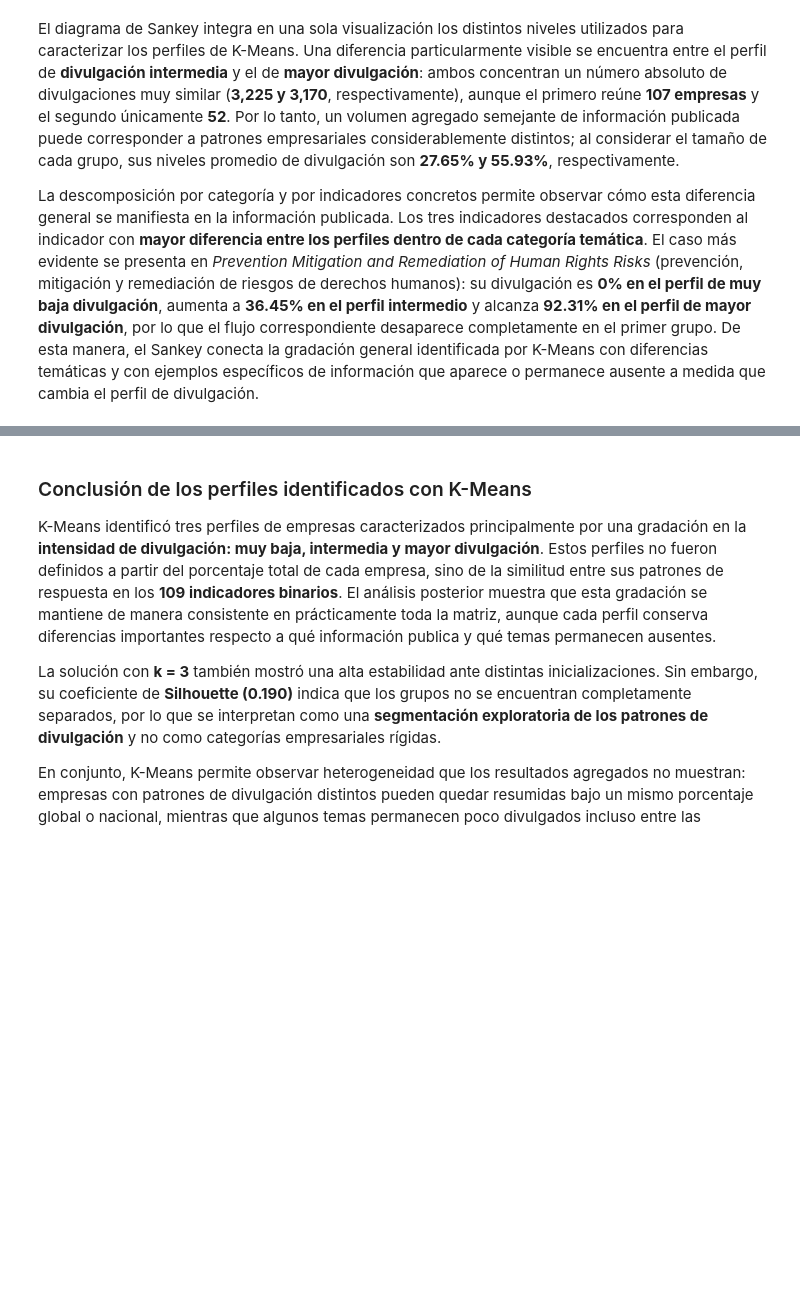
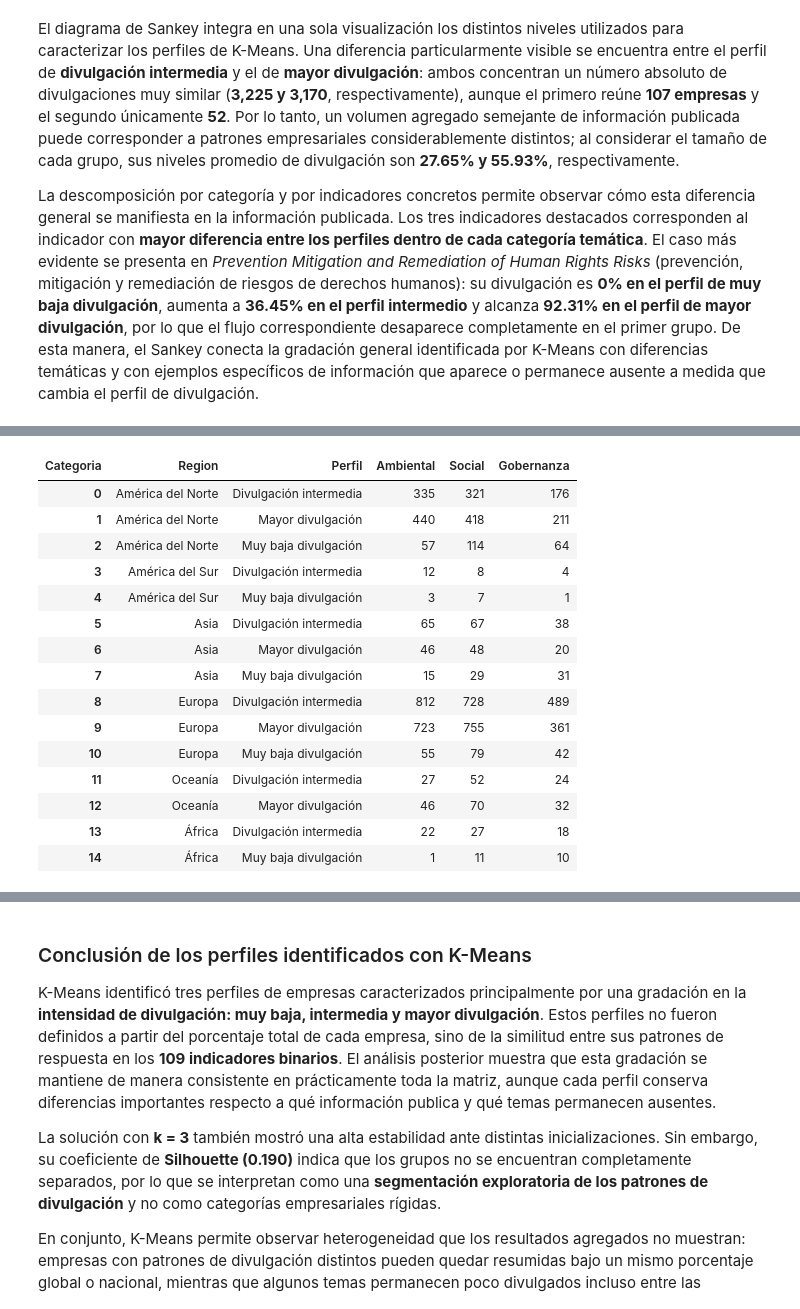
Before and after one commit to avrilsalazarrodriguez/fashion-transparency-index-2023, a Jupyter notebook: scripts/04_Agrupamiento_de_empresas (clustering).ipynb, the cells around one changed output, grey strips where cells are left out. Cells and saved outputs as stored; diff of their text form; code cells hidden in the pictures; blank space fills up the shorter version.

```diff
--- a/scripts/04_Agrupamiento_de_empresas (clustering).ipynb
+++ b/scripts/04_Agrupamiento_de_empresas (clustering).ipynb
@@ -4229,0 +4956,46 @@ La descomposición por categoría y por indicadores concretos permite observar c
+# %%
+# Resumimos el número absoluto de divulgaciones
+# por región, perfil de K-Means y categoría temática
+tabla_region_perfil_categoria = (
+    base_region_categoria_sankey
+    .groupby(
+        ["Region", "Cluster_KMeans", "Categoria"]
+    )
+    .size()
+    .unstack("Categoria", fill_value=0)
+    .rename(columns=nombres_categorias_sankey)
+    .reset_index()
+)
+
+# Incorporamos los nombres de los perfiles
+tabla_region_perfil_categoria["Perfil"] = (
+    tabla_region_perfil_categoria["Cluster_KMeans"]
+    .map(nombres_perfiles_sankey)
+)
+
+# Mostramos las divulgaciones correspondientes
+# a cada combinación de región y perfil
+display(
+    tabla_region_perfil_categoria[
+        ["Region", "Perfil", "Ambiental", "Social", "Gobernanza"]
+    ]
+    .sort_values(["Region", "Perfil"])
+    .reset_index(drop=True)
+)
+# %% [output]
+| Categoria | Region | Perfil | Ambiental | Social | Gobernanza |
+| 0 | América del Norte | Divulgación intermedia | 335 | 321 | 176 |
+| 1 | América del Norte | Mayor divulgación | 440 | 418 | 211 |
+| 2 | América del Norte | Muy baja divulgación | 57 | 114 | 64 |
+| 3 | América del Sur | Divulgación intermedia | 12 | 8 | 4 |
+| 4 | América del Sur | Muy baja divulgación | 3 | 7 | 1 |
+| 5 | Asia | Divulgación intermedia | 65 | 67 | 38 |
+| 6 | Asia | Mayor divulgación | 46 | 48 | 20 |
+| 7 | Asia | Muy baja divulgación | 15 | 29 | 31 |
+| 8 | Europa | Divulgación intermedia | 812 | 728 | 489 |
+| 9 | Europa | Mayor divulgación | 723 | 755 | 361 |
+| 10 | Europa | Muy baja divulgación | 55 | 79 | 42 |
+| 11 | Oceanía | Divulgación intermedia | 27 | 52 | 24 |
+| 12 | Oceanía | Mayor divulgación | 46 | 70 | 32 |
+| 13 | África | Divulgación intermedia | 22 | 27 | 18 |
+| 14 | África | Muy baja divulgación | 1 | 11 | 10 |
```
Also changed, not shown: parts of 7 cells of this notebook, 8 other files.
